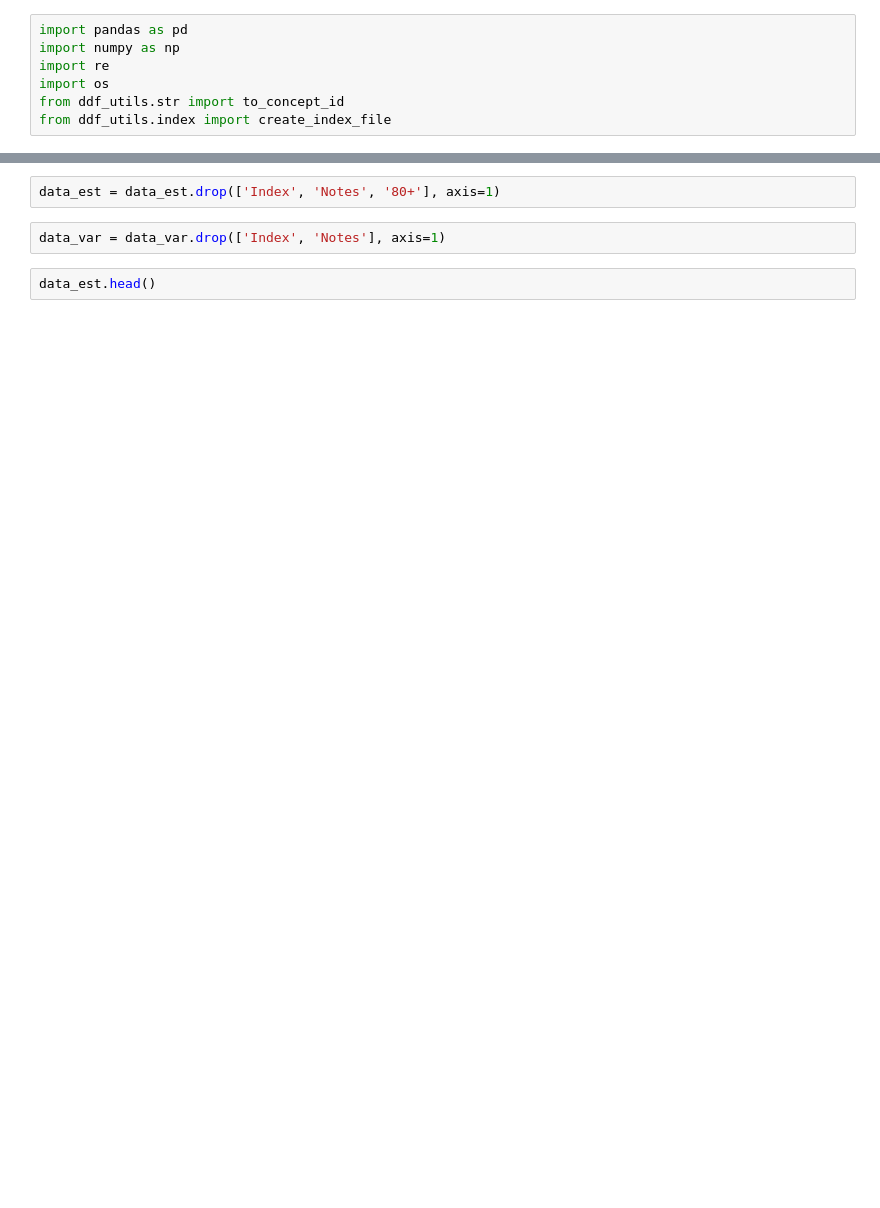
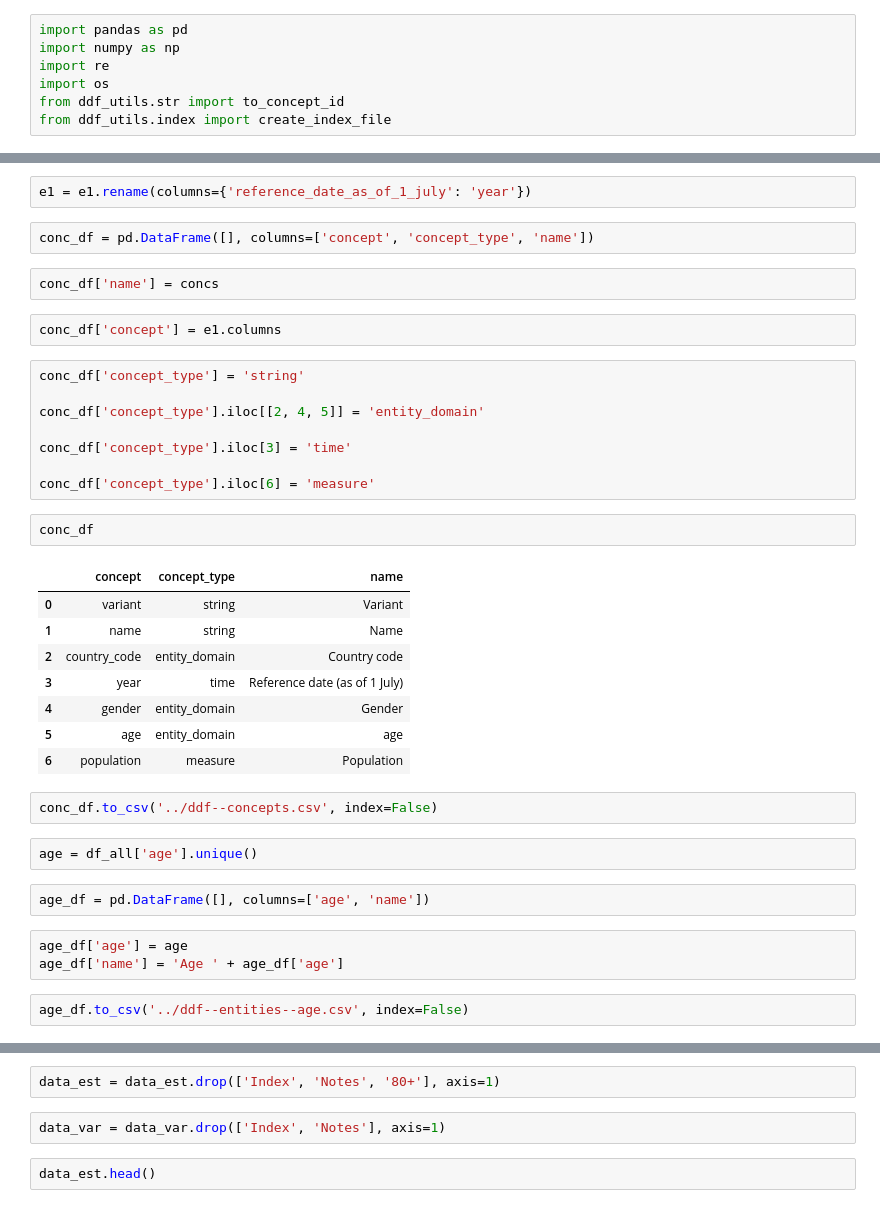
Before and after one commit to open-numbers/ddf--unpop--wpp_population, a Jupyter notebook: etl/unpop.ipynb, the cells around one changed output, grey strips where cells are left out. Drawn from its saved outputs; the diff is of its cells as text; blank space fills up the shorter version.

```diff
--- a/etl/unpop.ipynb
+++ b/etl/unpop.ipynb
@@ -13,0 +95,38 @@ data_var = pd.read_excel(source, sheetname='MEDIUM VARIANT', skiprows=16, na_val
+# %%
+e1 = e1.rename(columns={'reference_date_as_of_1_july': 'year'})
+# %%
+conc_df = pd.DataFrame([], columns=['concept', 'concept_type', 'name'])
+# %%
+conc_df['name'] = concs
+# %%
+conc_df['concept'] = e1.columns
+# %%
+conc_df['concept_type'] = 'string'
+
+conc_df['concept_type'].iloc[[2, 4, 5]] = 'entity_domain'
+
+conc_df['concept_type'].iloc[3] = 'time'
+
+conc_df['concept_type'].iloc[6] = 'measure'
+# %%
+conc_df
+# %% [output]
+|  | concept | concept_type | name |
+| 0 | variant | string | Variant |
+| 1 | name | string | Name |
+| 2 | country_code | entity_domain | Country code |
+| 3 | year | time | Reference date (as of 1 July) |
+| 4 | gender | entity_domain | Gender |
+| 5 | age | entity_domain | age |
+| 6 | population | measure | Population |
+# %%
+conc_df.to_csv('../ddf--concepts.csv', index=False)
+# %%
+age = df_all['age'].unique()
+# %%
+age_df = pd.DataFrame([], columns=['age', 'name'])
+# %%
+age_df['age'] = age
+age_df['name'] = 'Age ' + age_df['age']
+# %%
+age_df.to_csv('../ddf--entities--age.csv', index=False)
```
Also changed, not shown: parts of 22 cells of this notebook, 2 other files.
